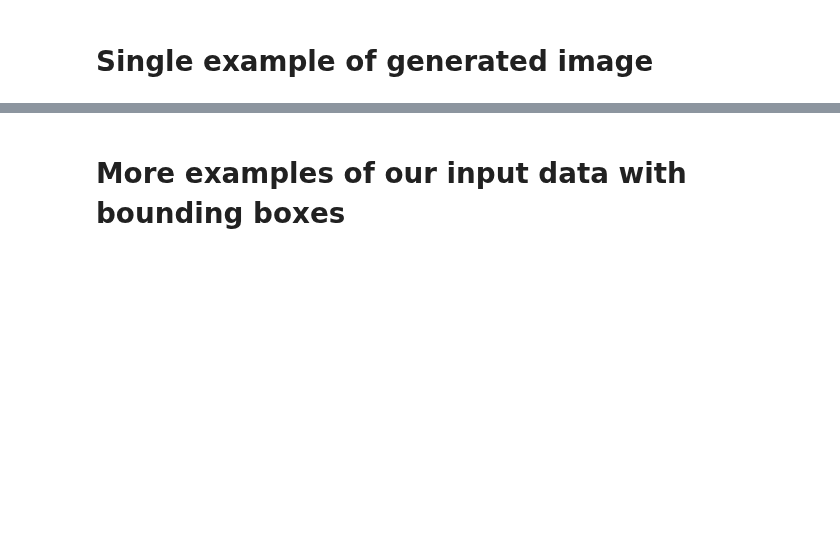
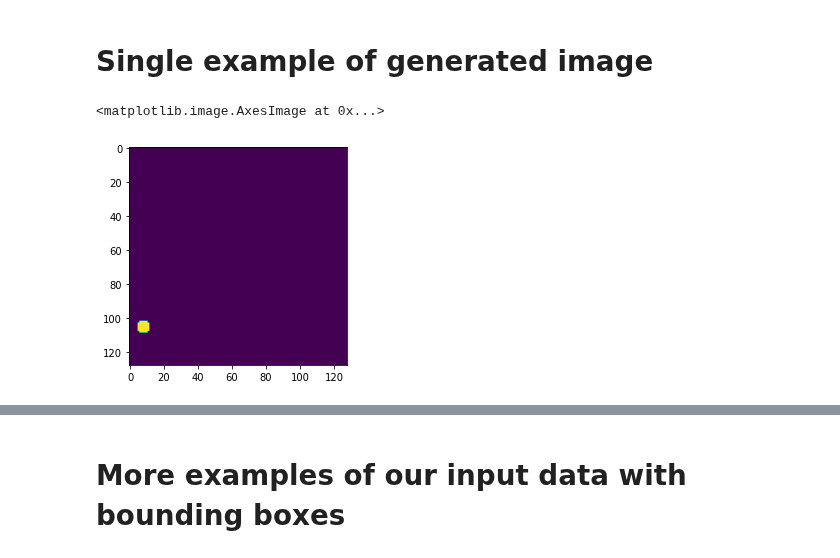
Before and after one commit to vojtechcima/2020-21-ARD, a Jupyter notebook: abd_10.ipynb, the cells around one changed output, grey strips where cells are left out. Drawn from its saved outputs; the diff is of its cells as text; code cells hidden in the pictures; blank space fills up the shorter version.

```diff
--- a/abd_10.ipynb
+++ b/abd_10.ipynb
@@ -93,7 +99,10 @@ labels.shape
 # %% [markdown]
 # Single example of generated image
 # %%
-plt.imshow(X[0])
+plt.imshow(X[0].reshape(128, 128))
+# %% [output]
+<matplotlib.image.AxesImage at 0x...>
+[figure, added]
 # %%
 from matplotlib.patches import Rectangle
 def plot_pred(img,p):
```
Also changed, not shown: parts of 7 cells of this notebook.
